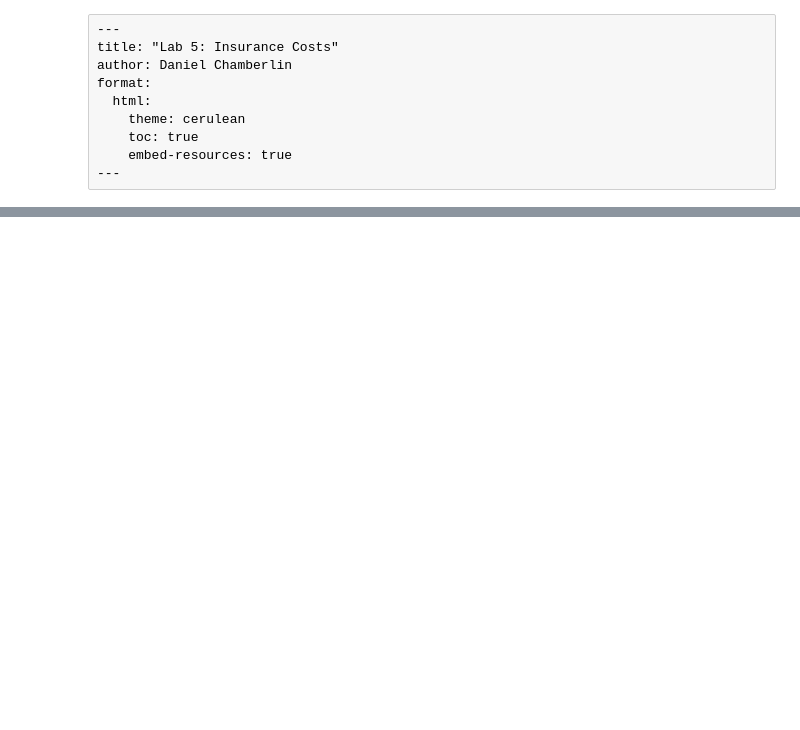
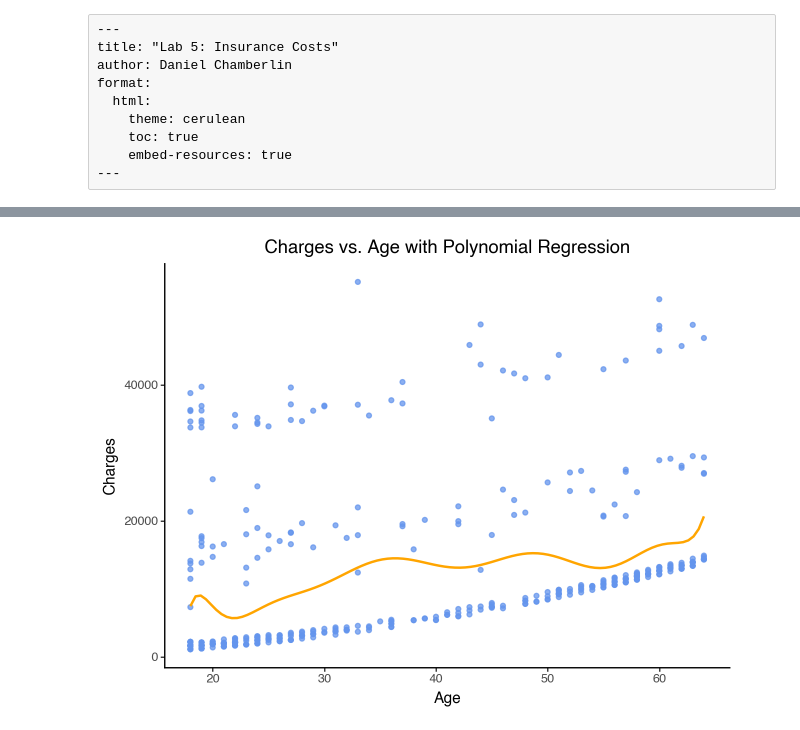
Before and after one commit to ddchamber/Week6, a Jupyter notebook: lab5.ipynb, the cells around one changed output, grey strips where cells are left out. Drawn from its saved outputs; the diff is of its cells as text; code cells hidden in the pictures; blank space fills up the shorter version.

```diff
--- a/lab5.ipynb
+++ b/lab5.ipynb
@@ -90,0 +519,29 @@ Make a plot showing the residuals of your final chosen model.
+# %%
+from plotnine import geom_line, aes
+
+# Generate a range of ages for predictions
+age_range = np.linspace(insurance["age"].min(), insurance["age"].max(), 100).reshape(-1, 1)
+age_range_df = pd.DataFrame(age_range, columns=["age"])
+age_range_scaled = ct7.transform(age_range_df)  # Standardize the age range
+
+# Predict charges using the polynomial model
+age_range_poly = lr_pipeline_fitted.named_steps['poly'].transform(age_range_scaled)
+predicted_charges_poly = lr_pipeline_fitted.named_steps['linear_regression'].predict(age_range_poly)
+
+# Create a DataFrame for plotting
+predictions_df = pd.DataFrame({'age': age_range.flatten(), 'predicted_charges': predicted_charges_poly})
+
+# Create a ggplot
+plot = (
+    ggplot() +
+    geom_point(insurance, aes(x='age', y='charges'), color='cornflowerblue', alpha= .75) +  # Scatter plot of original data
+    geom_line(predictions_df, aes(x='age', y='predicted_charges'), color='orange', size=1) +  # Polynomial regression line
+    labs(title='Charges vs. Age with Polynomial Regression',
+         x='Age',
+         y='Charges') +
+    theme_classic()
+)
+
+plot.show()
+# %% [output]
+[figure, added]
```
Also changed, not shown: parts of 50 cells of this notebook, 3 other files.
